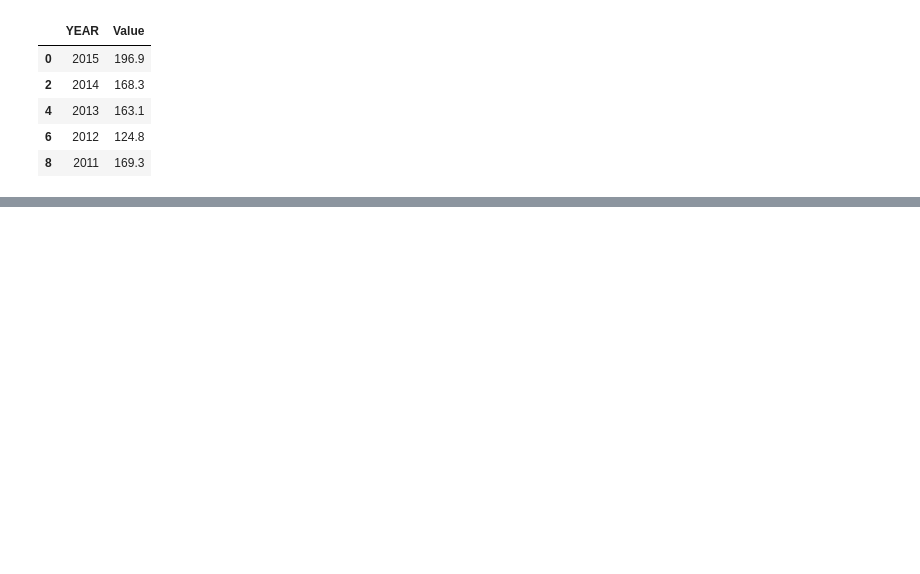
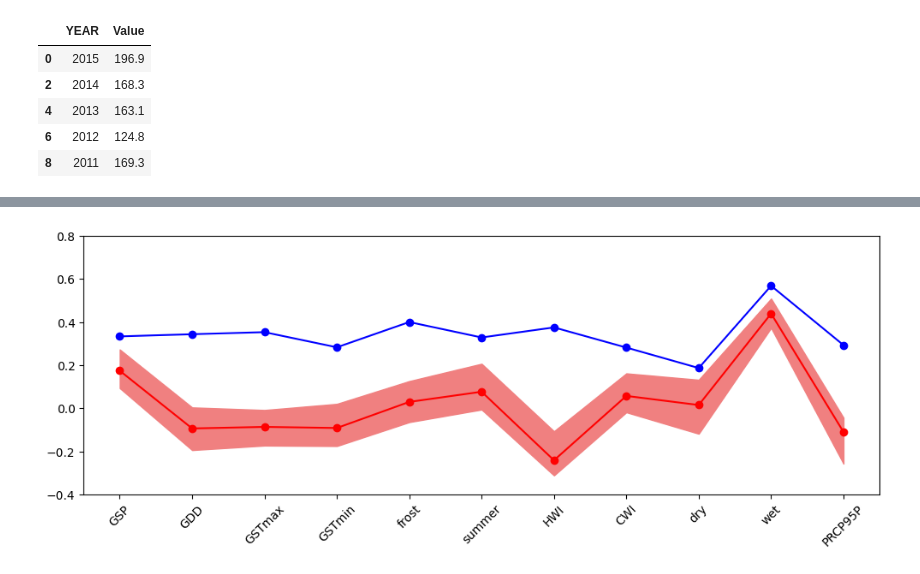
Before and after one commit to ucfjimg/CAP5610-project, a Jupyter notebook: notebooks/Plots.ipynb, the cells around one changed output, grey strips where cells are left out. Saved outputs shown, nothing was run; the diff lists cells and outputs as text; code cells hidden in the pictures; blank space fills up the shorter version.

```diff
--- a/notebooks/Plots.ipynb
+++ b/notebooks/Plots.ipynb
@@ -126,0 +130,79 @@ for tick in ax.get_xticklabels():
+# %%
+def gauss_kde(v):
+    # paper eq 5
+    p = []
+
+    if v.ndim == 1:
+        d = 1
+    else:
+        # the data is a many rows of features, each row contains 'd'
+        # elements
+        d = v.shape[1]
+        sigma = np.cov(v, rowvar = False)
+        sigma_inv = np.linalg.pinv(sigma)
+        sigma_det = np.linalg.det(sigma)
+
+    # bandwidth
+    h = pow(4/(d+2), 1/(d+4)) * pow(N, -1/(d+4))
+
+    # this coeffcient is constant across the whole computation
+    coeff = (1 / math.sqrt(pow(2*math.pi, d)))
+    if v.ndim == 2:
+        coeff *= 1 / math.sqrt(sigma_det)
+
+    for x in v:
+        s = 0
+        # for every row, compute the probability using all the other rows
+        # and the Gaussian distribution
+        for xi in v:
+            u = x - xi
+            if v.ndim == 1:
+                exp = -u * u
+            else:
+                exp = -np.matmul(np.matmul(u, sigma_inv), u.T)
+            s += coeff * math.exp(exp / (2 * h * h))
+
+        # scaled by the number of samples and the bandwith^d
+        s /= (N * pow(h, d))
+
+        p.append(s)
+    return p
+
+feats = ['GSP', 'GDD', 'GSTmax', 'GSTmin', 'frost', 'summer', 'HWI', 'CWI', 'dry', 'wet', 'PRCP95P']
+mi = []
+
+# the pdf for y, py, never changes
+y = comb.Value.values
+py = gauss_kde(y)
+
+for feat in feats:
+    N = len(comb)
+    X = comb[feat].values
+    # the pdf, px, for this feature
+    px = gauss_kde(X)
+    xy = np.vstack((X,y)).T
+
+    # the joint pdf, pxy, for this feature and y
+    pxy = gauss_kde(xy)
+
+    # combine to get the MI estimate (eq 4)
+    s = 0
+    for i in range(len(px)):
+        s += math.log(pxy[i] / (px[i] * py[i]))
+    s /= N
+
+    # scaled MI estimate (eq 6)
+    s = math.sqrt(1 - math.exp(-2 * s))
+
+    mi.append(s)
+
+
+print(mi)
+plt.plot(feats, pbar, '-o', color='red', label="Bias-corrected estimate for Pearson Correlation (p)")
+plt.fill_between(feats, errlow, errhigh, color='lightcoral')
+plt.plot(feats, mi, '-o', color='blue')
+plt.ylim(-0.4, 0.8)
+ax = plt.gca()
+for tick in ax.get_xticklabels():
+    tick.set_rotation(45)
+# %% [output]
@@ -126,0 +210 @@ for tick in ax.get_xticklabels():
+[figure, added]
```
Also changed, not shown: parts of 7 cells of this notebook.
